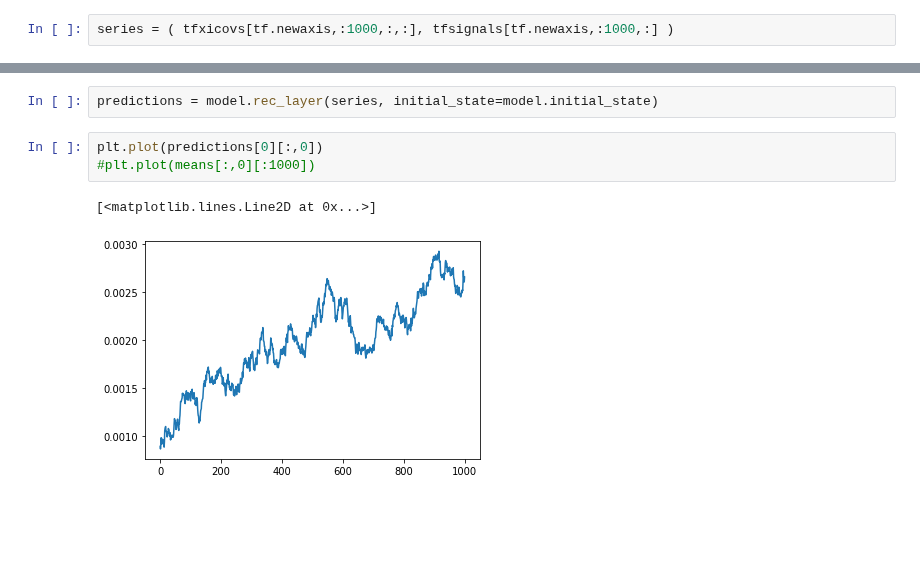
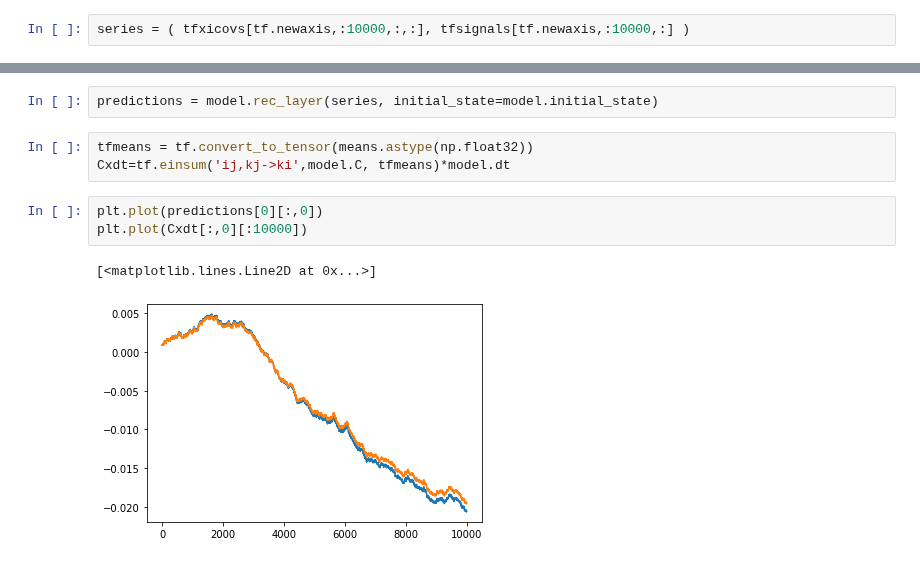
Before and after one commit to matibilkis/continuous, a Jupyter notebook: RNN_proper_shapes.ipynb, the cells around one changed output, grey strips where cells are left out. Saved outputs shown, nothing was run; the diff lists cells and outputs as text; blank space fills up the shorter version.

```diff
--- a/RNN_proper_shapes.ipynb
+++ b/RNN_proper_shapes.ipynb
@@ -74,14 +74,17 @@ model.A
 array([[ 0.  ,  1.  ],
        [-0.16,  0.  ]], dtype=float32)
 # %%
-series = ( tfxicovs[tf.newaxis,:1000,:,:], tfsignals[tf.newaxis,:1000,:] )
+series = ( tfxicovs[tf.newaxis,:10000,:,:], tfsignals[tf.newaxis,:10000,:] )
 # %%
 model.batch_size=1
 # %%
 predictions = model.rec_layer(series, initial_state=model.initial_state)
+# %%
+tfmeans = tf.convert_to_tensor(means.astype(np.float32))
+Cxdt=tf.einsum('ij,kj->ki',model.C, tfmeans)*model.dt
 # %%
 plt.plot(predictions[0][:,0])
-#plt.plot(means[:,0][:1000])
+plt.plot(Cxdt[:,0][:10000])
 # %% [output]
 [<matplotlib.lines.Line2D at 0x...>]
-[figure, old version]
+[figure, new version]
```
